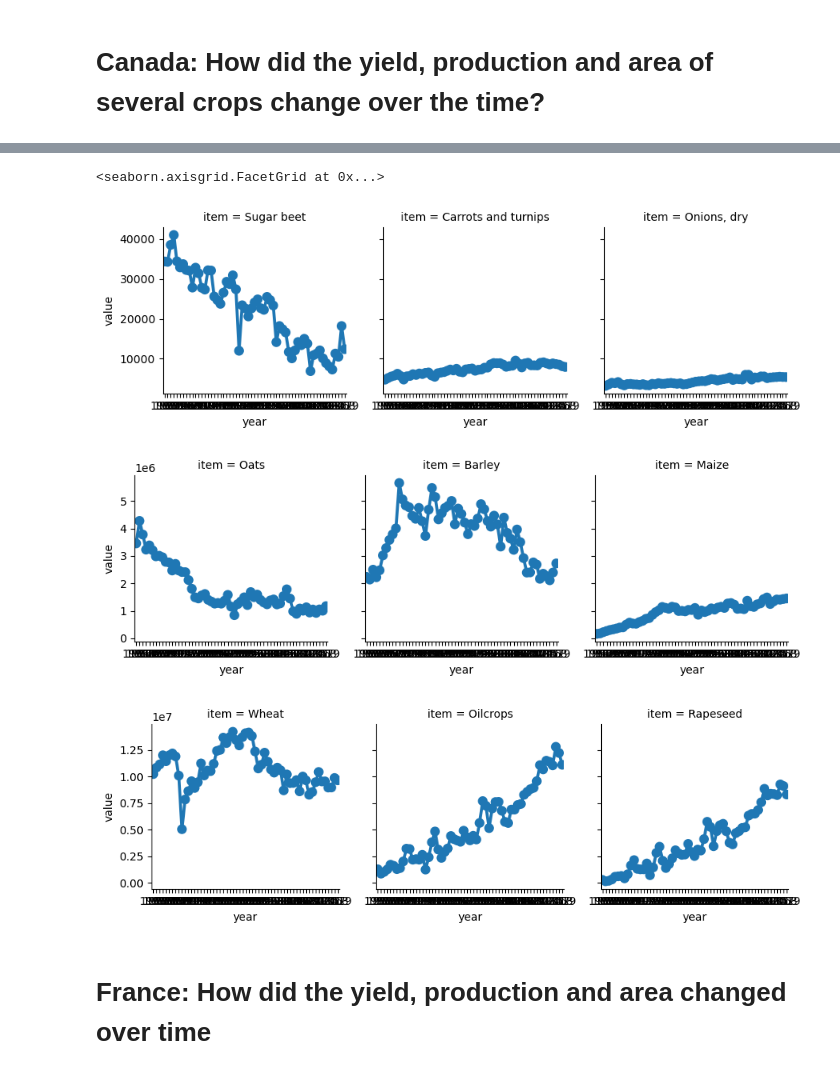
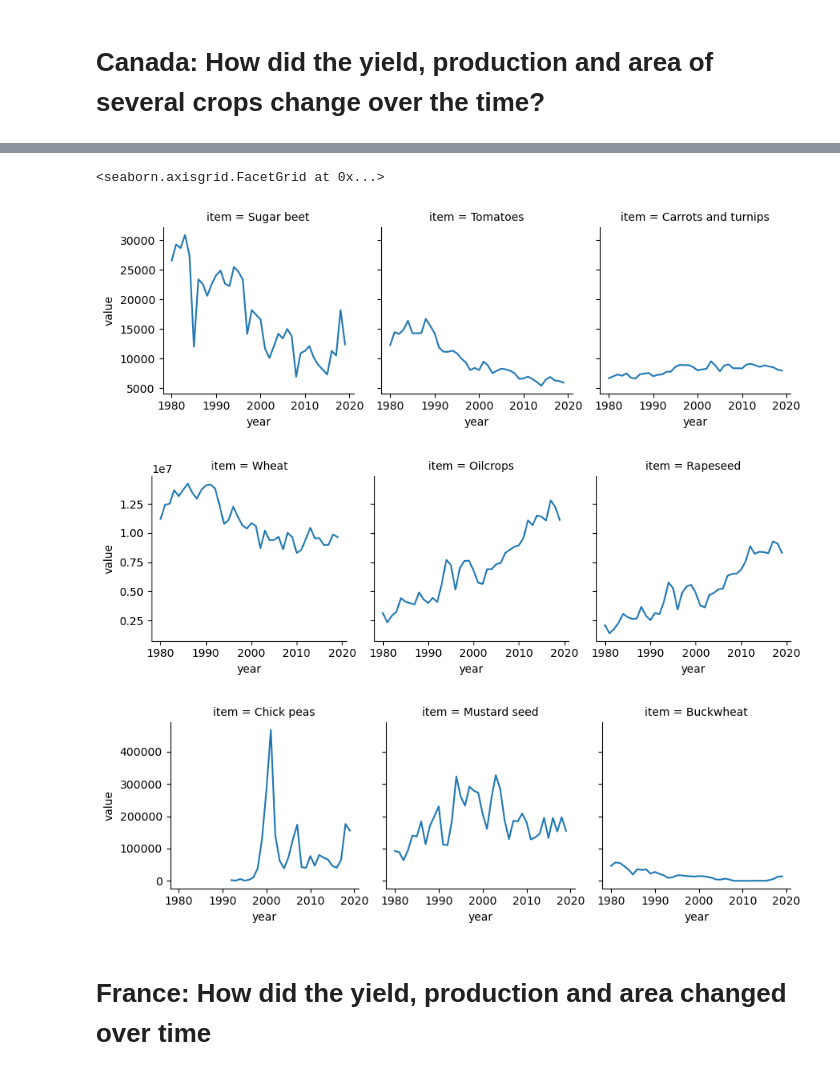
Before and after one commit to ElnazSaeidi/capstone-project-AEJS, a Jupyter notebook: Crop_Data_Anja.ipynb, the cells around one changed output, grey strips where cells are left out. Drawn from its saved outputs; the diff is of its cells as text; code cells hidden in the pictures.

```diff
--- a/Crop_Data_Anja.ipynb
+++ b/Crop_Data_Anja.ipynb
@@ -272,6 +272,6 @@ prod_canada
 # %%
 #dropping columns and renaming columns
-#area_canada=area_canada.drop(['Area','Element'], axis='columns')
+area_canada=area_canada.drop(['Area','Element'], axis='columns')
 area_canada=area_canada.rename(columns={'Item':'item','Value':'value','Year Code':'year'})
 area_canada
 # %% [output]
@@ -675,5 +941,5 @@ sns.relplot(
 # %%
-items_can=['Sugar beet','Carrots and turnips','Onions, dry','Oats','Barley','Maize','Oilcrops','Rapeseed','Wheat']
+items_can=['Tomatoes','Sugar beet','Carrots and turnips','Wheat','Oilcrops','Rapeseed','Mustard seed','Chick peas','Buckwheat']
 yields_can_filter_1=yields_canada[yields_canada['item'].isin(items_can[0:3])]
 yields_can_filter_2=yields_canada[yields_canada['item'].isin(items_can[3:6])]
 yields_can_filter_3=yields_canada[yields_canada['item'].isin(items_can[6:9])]
@@ -683,12 +949,12 @@ yields_can_filter_3=yields_canada[yields_canada['item'].isin(items_can[6:9])]
 # prod_can_filter.info()
 
 g = sns.FacetGrid(yields_can_filter_1, col='item', col_wrap=3)
-g.map(sns.pointplot,'year','value')
+g.map(sns.lineplot,'year','value')
 
 h = sns.FacetGrid(yields_can_filter_2, col='item', col_wrap=3)
-h.map(sns.pointplot,'year','value')
+h.map(sns.lineplot,'year','value')
 
 i = sns.FacetGrid(yields_can_filter_3, col='item', col_wrap=3)
-i.map(sns.pointplot,'year','value')
+i.map(sns.lineplot,'year','value')
 # %% [output]
 <seaborn.axisgrid.FacetGrid at 0x...>
@@ -698,20 +964,21 @@ i.map(sns.pointplot,'year','value')
 # %%
-items_can=['Sugar beet','Carrots and turnips','Onions, dry','Oats','Barley','Maize','Oilcrops','Rapeseed','Wheat']
+
 prod_can_filter_1=prod_canada[prod_canada['item'].isin(items_can[0:3])]
 prod_can_filter_2=prod_canada[prod_canada['item'].isin(items_can[3:6])]
 prod_can_filter_3=prod_canada[prod_canada['item'].isin(items_can[6:9])]
+
 
 
 # prod_can_filter.sample(5)
 # prod_can_filter.info()
 
 g = sns.FacetGrid(prod_can_filter_1, col='item', col_wrap=3)
-g.map(sns.pointplot,'year','value')
+g.map(sns.lineplot,'year','value')
 
 h = sns.FacetGrid(prod_can_filter_2, col='item', col_wrap=3)
-h.map(sns.pointplot,'year','value')
+h.map(sns.lineplot,'year','value')
 
 i = sns.FacetGrid(prod_can_filter_3, col='item', col_wrap=3)
-i.map(sns.pointplot,'year','value')
+i.map(sns.lineplot,'year','value')
 # %% [output]
 <seaborn.axisgrid.FacetGrid at 0x...>
@@ -721,26 +988,27 @@ i.map(sns.pointplot,'year','value')
 # %%
-items_can=['Sugar beet','Carrots and turnips','Onions, dry','Oats','Barley','Maize','Oilcrops','Rapeseed','Wheat']
+
 area_can_filter_1=area_canada[area_canada['item'].isin(items_can[0:3])]
 area_can_filter_2=area_canada[area_canada['item'].isin(items_can[3:6])]
 area_can_filter_3=area_canada[area_canada['item'].isin(items_can[6:9])]
+
 
 
 # prod_can_filter.sample(5)
 # prod_can_filter.info()
 
 g = sns.FacetGrid(area_can_filter_1, col='item', col_wrap=3)
-g.map(sns.pointplot,'year','value')
+g.map(sns.lineplot,'year','value')
 
 h = sns.FacetGrid(area_can_filter_2, col='item', col_wrap=3)
-h.map(sns.pointplot,'year','value')
+h.map(sns.lineplot,'year','value')
 
 i = sns.FacetGrid(area_can_filter_3, col='item', col_wrap=3)
-i.map(sns.pointplot,'year','value')
+i.map(sns.lineplot,'year','value')
 # %% [output]
 <seaborn.axisgrid.FacetGrid at 0x...>
-[figure, old version]
+[figure, new version]
-[figure, old version]
+[figure, new version]
-[figure, old version]
+[figure, new version]
 # %% [markdown]
 # France: How did the yield, production and area changed over time
 # %%
```
Also changed, not shown: parts of 44 cells of this notebook, 3 other files.
